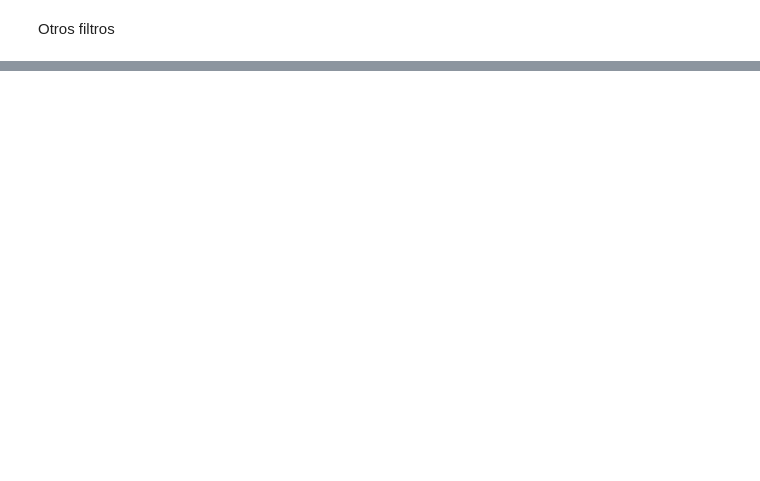
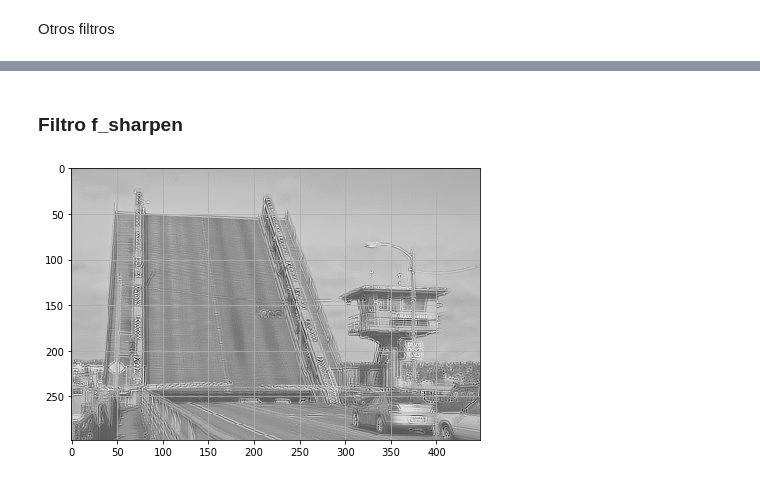
Before and after one commit to jjpulidos/Artificial-Intelligence-PSet-UIS, a Jupyter notebook: Notas 02A - Computer-Vision - Image intro.ipynb, the cells around one changed output, grey strips where cells are left out. Cells and saved outputs as stored; diff of their text form; code cells hidden in the pictures; blank space fills up the shorter version.

```diff
--- a/Notas 02A - Computer-Vision - Image intro.ipynb
+++ b/Notas 02A - Computer-Vision - Image intro.ipynb
@@ -207,0 +209,9 @@ plt.imshow(c, cmap = plt.cm.Greys_r);
+# %% [markdown]
+### Filtro f_sharpen
+# %%
+c = convolve2d(gimg, f_sharpen, mode="valid")
+plt.figure(figsize=(10,5))
+plt.imshow(c, cmap = plt.cm.Greys_r);
+plt.grid()
+# %% [output]
+[figure, added]
```
Also changed, not shown: parts of 16 cells of this notebook, 15 other files.
